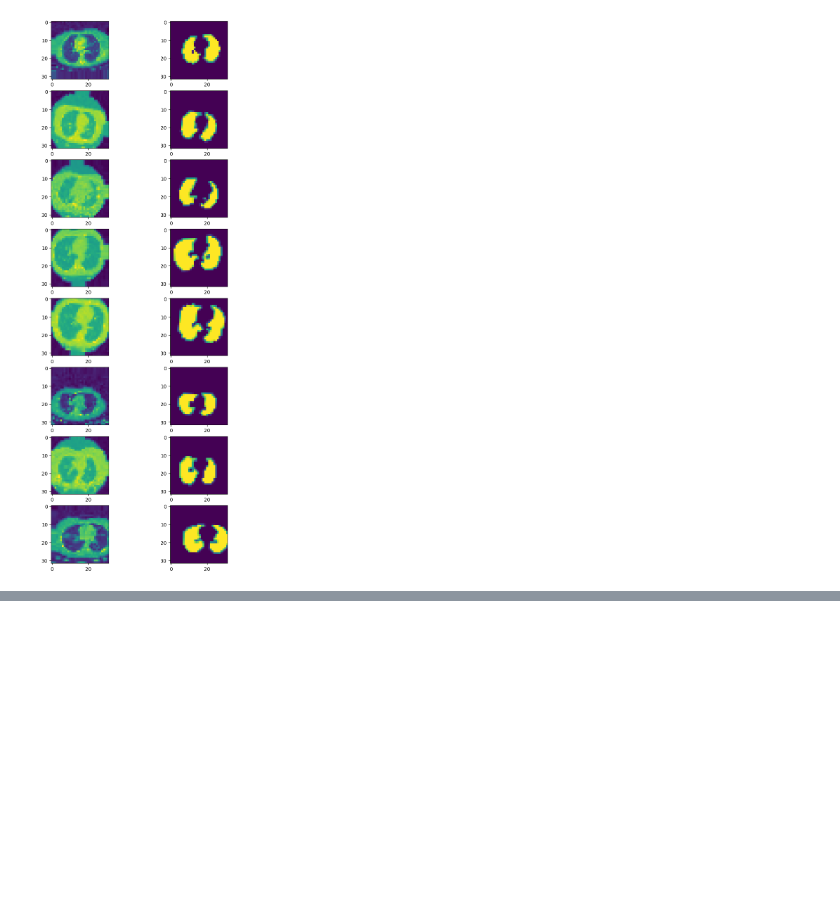
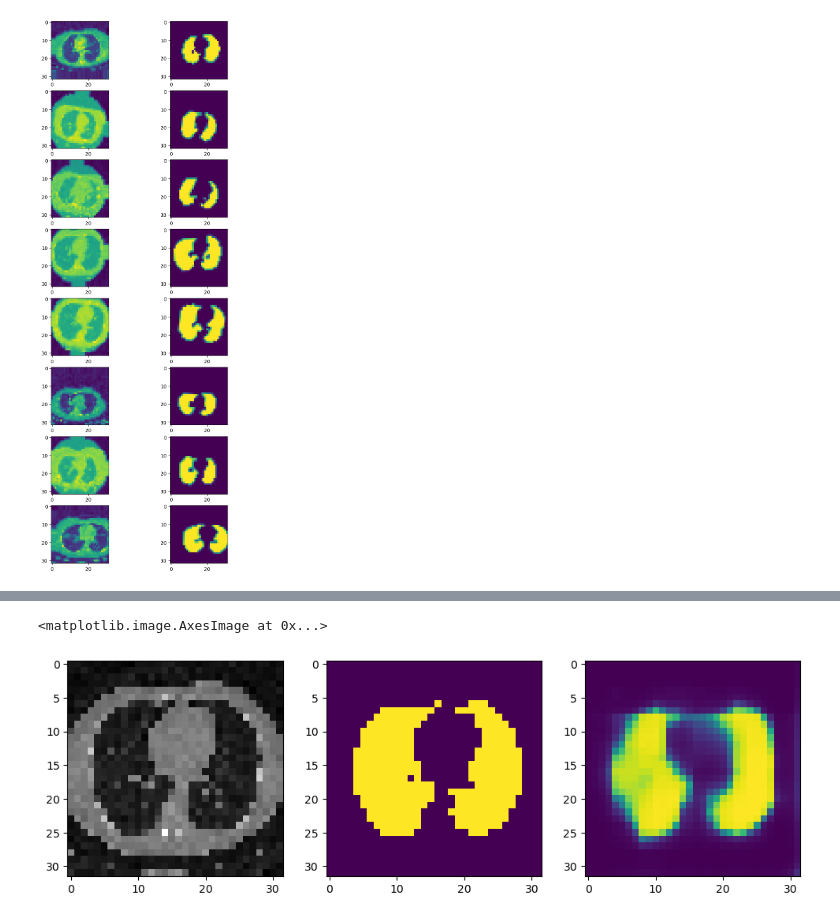
Before and after one commit to UnforgivenZZZ/2d-cnn, a Jupyter notebook: 2d/A lung U-net in Keras.ipynb, the cells around one changed output, grey strips where cells are left out. Saved outputs shown, nothing was run; the diff lists cells and outputs as text; code cells hidden in the pictures; blank space fills up the shorter version.

```diff
--- a/2d/A lung U-net in Keras.ipynb
+++ b/2d/A lung U-net in Keras.ipynb
@@ -163,0 +182,7 @@ annealer = LearningRateScheduler(lambda x: 1e-3 * 0.8 ** x)
+# %%
+y_hat = model.predict(x_val)
+fig, ax = plt.subplots(1,3,figsize=(12,6))
+ax[0].imshow(x_val[0,:,:,0], cmap='gray')
+ax[1].imshow(y_val[0,:,:,0])
+ax[2].imshow(y_hat[0,:,:,0])
+# %% [output]
@@ -163,0 +190,2 @@ annealer = LearningRateScheduler(lambda x: 1e-3 * 0.8 ** x)
+<matplotlib.image.AxesImage at 0x...>
+[figure, added]
```
Also changed, not shown: parts of 7 cells of this notebook.
